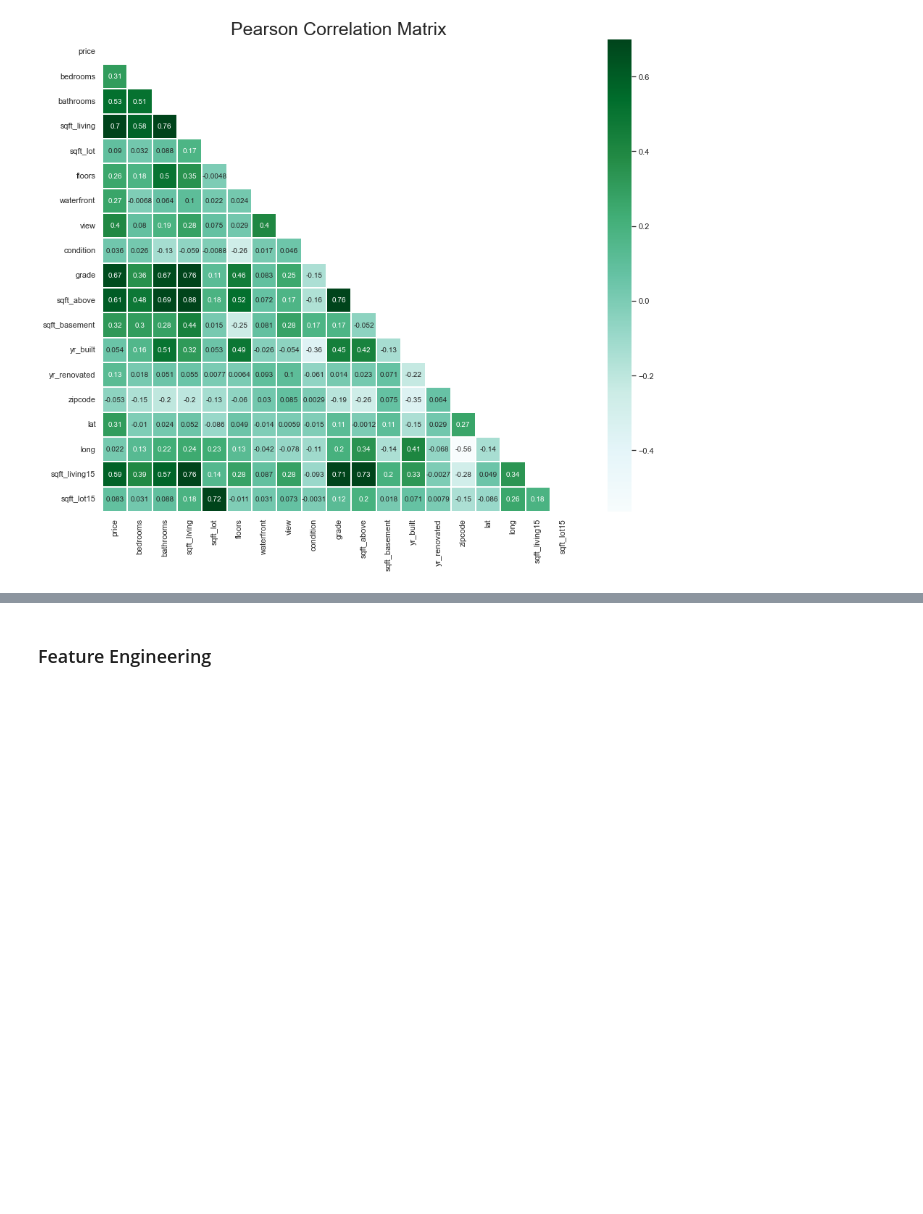
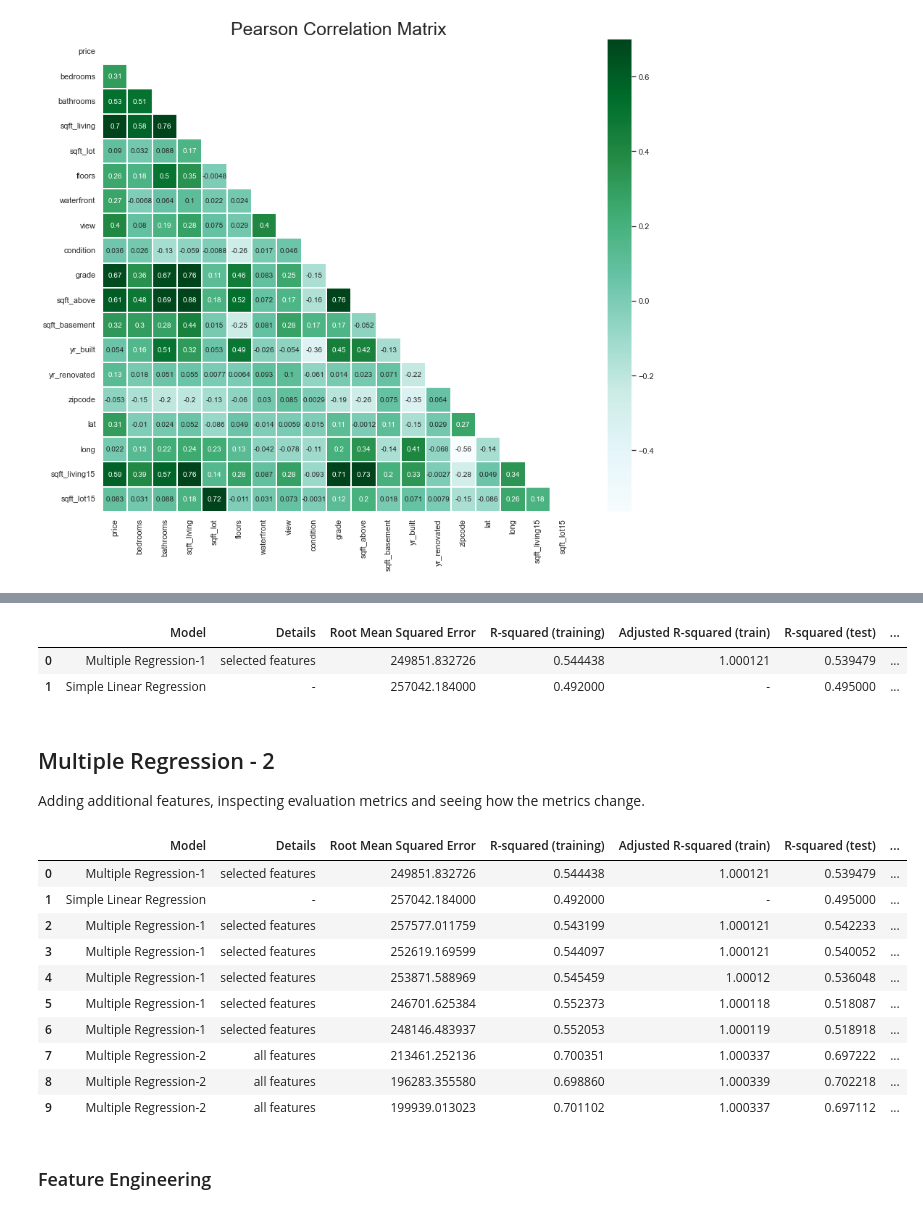
Before and after one commit to mchhour31/Refactored_Py_DS_ML_Bootcamp-master, a Jupyter notebook: TensorFlow_FILES/ANNs/tf_keras_regression.ipynb, the cells around one changed output, grey strips where cells are left out. Saved outputs shown, nothing was run; the diff lists cells and outputs as text; code cells hidden in the pictures; blank space fills up the shorter version.

Commit message:
fitted multiple regression

```diff
--- a/TensorFlow_FILES/ANNs/tf_keras_regression.ipynb
+++ b/TensorFlow_FILES/ANNs/tf_keras_regression.ipynb
@@ -90,6 +90,12 @@ R-squared increases when the number of features increase, and so because of this
 from sklearn.metrics import r2_score
 
 def adjusted_rsquared(r2, p, n):
+    '''
+        r2: r2 score
+        p: number of explanatory variables
+        n: sample size
+
+    '''
     return 1 - (1 - r2) * ((n-1) / (n-p-1))
 # %% [markdown]
 ## Simple Linear Regression
@@ -480,3 +498,57 @@ waterfront_map
+# %%
+evaluation
+# %% [output]
+|  | Model | Details | Root Mean Squared Error | R-squared (training) | Adjusted R-squared (train) | R-squared (test) | ... |
+| 0 | Multiple Regression-1 | selected features | 249851.832726 | 0.544438 | 1.000121 | 0.539479 | ... |
+| 1 | Simple Linear Regression | - | 257042.184000 | 0.492000 | - | 0.495000 | ... |
+# %% [markdown]
+## Multiple Regression - 2
+
+Adding additional features, inspecting evaluation metrics and seeing how the metrics change.
+# %%
+features = ['price', 'bedrooms', 'bathrooms', 'sqft_living',
+       'sqft_lot', 'floors', 'waterfront', 'view', 'condition', 'grade',
+       'sqft_above', 'sqft_basement', 'yr_built', 'yr_renovated', 'zipcode',
+       'lat', 'long', 'sqft_living15', 'sqft_lot15']
+
+df_copy = df[features].copy()
+
+X = df_copy.drop('price', axis=1)
+y = df_copy['price']
+
+X_train, X_test, y_train, y_test = train_test_split(X, y, test_size=0.3)
+
+sc = StandardScaler()
+X_train = sc.fit_transform(X_train)
+X_test = sc.transform(X_test)
+
+lm = LinearRegression()
+lm.fit(X_train, y_train)
+pred = lm.predict(X_test)
+
+rmse = np.sqrt(mean_squared_error(y_test, pred))
+rsq_train = lm.score(X_train, y_train)
+rsq_test = lm.score(X_test, y_test)
+adj_train = adjusted_rsquared(rsq_train, X_train.shape[0], len(features)-1)
+adj_test = adjusted_rsquared(rsq_test, X_test.shape[0], len(features)-1)
+cv = cross_val_score(lm, X, y, cv=5).mean()
+
+r = evaluation.shape[0]
+evaluation.loc[r] = ['Multiple Regression-2', 'all features', rmse, rsq_train, adj_train, rsq_test, adj_test, cv]
+# %%
+evaluation
+# %% [output]
+|  | Model | Details | Root Mean Squared Error | R-squared (training) | Adjusted R-squared (train) | R-squared (test) | ... |
+| 0 | Multiple Regression-1 | selected features | 249851.832726 | 0.544438 | 1.000121 | 0.539479 | ... |
+| 1 | Simple Linear Regression | - | 257042.184000 | 0.492000 | - | 0.495000 | ... |
+| 2 | Multiple Regression-1 | selected features | 257577.011759 | 0.543199 | 1.000121 | 0.542233 | ... |
+| 3 | Multiple Regression-1 | selected features | 252619.169599 | 0.544097 | 1.000121 | 0.540052 | ... |
+| 4 | Multiple Regression-1 | selected features | 253871.588969 | 0.545459 | 1.00012 | 0.536048 | ... |
+| 5 | Multiple Regression-1 | selected features | 246701.625384 | 0.552373 | 1.000118 | 0.518087 | ... |
+| 6 | Multiple Regression-1 | selected features | 248146.483937 | 0.552053 | 1.000119 | 0.518918 | ... |
+| 7 | Multiple Regression-2 | all features | 213461.252136 | 0.700351 | 1.000337 | 0.697222 | ... |
+| 8 | Multiple Regression-2 | all features | 196283.355580 | 0.698860 | 1.000339 | 0.702218 | ... |
+| 9 | Multiple Regression-2 | all features | 199939.013023 | 0.701102 | 1.000337 | 0.697112 | ... |
 # %% [markdown]
 ### Feature Engineering
 # %%
```
Also changed, not shown: parts of 33 cells of this notebook.
